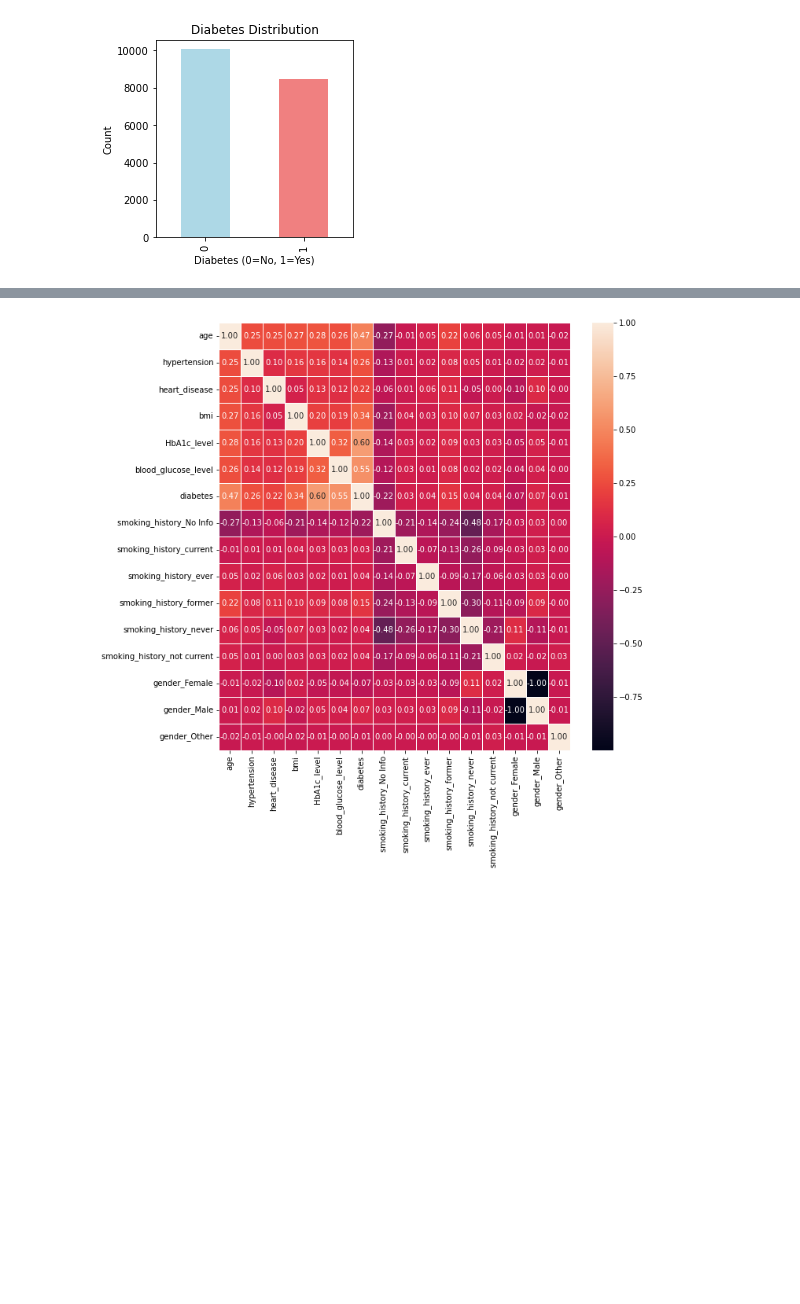
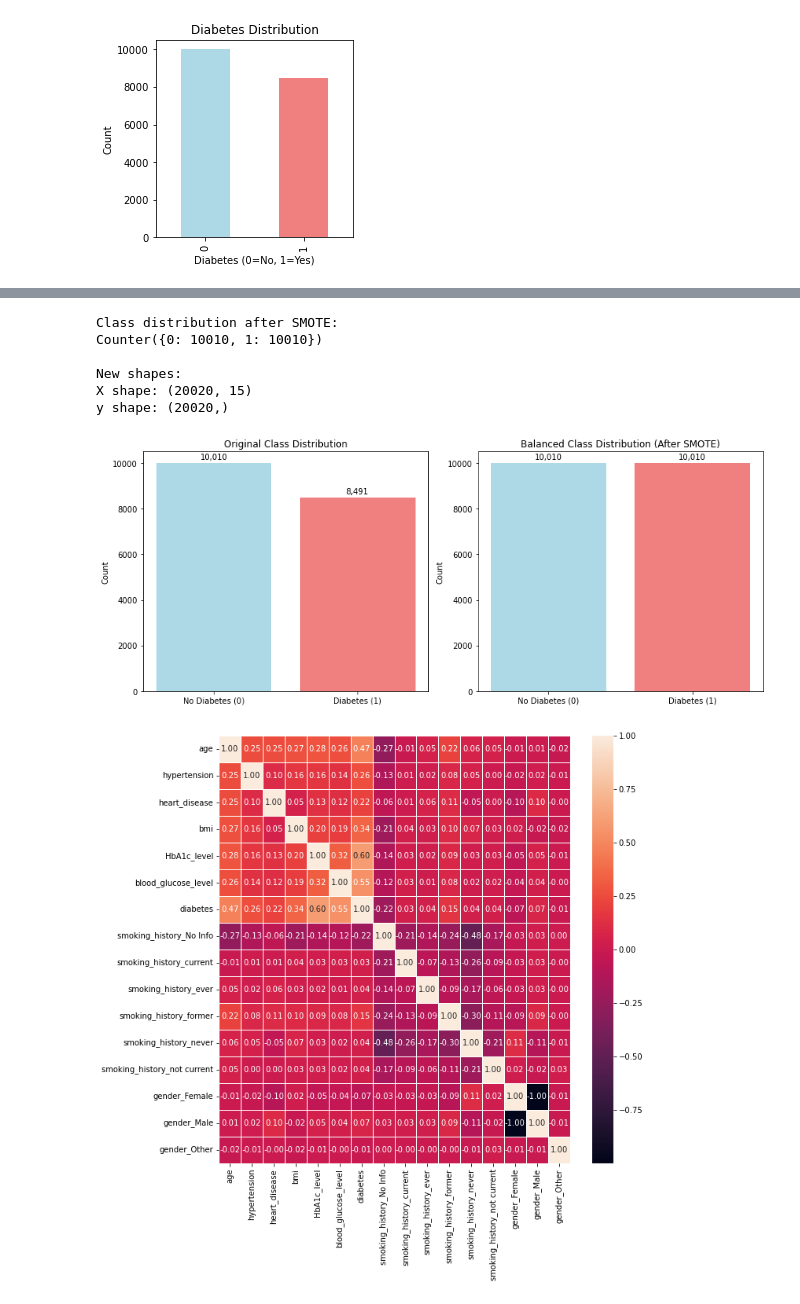
Before and after one commit to tinashejima/diabetes-prediction-app, a Jupyter notebook: diabetes-pipeline2.ipynb, the cells around one changed output, grey strips where cells are left out. Drawn from its saved outputs; the diff is of its cells as text; code cells hidden in the pictures; blank space fills up the shorter version.

```diff
--- a/diabetes-pipeline2.ipynb
+++ b/diabetes-pipeline2.ipynb
@@ -197,4 +197,62 @@ Majority class size: 10067
 Minority class size: 8491
+# %%
+from imblearn.over_sampling import SMOTE
+from collections import Counter
+
+# Initialize SMOTE
+smote = SMOTE(random_state=42)
+
+# Get features (X) and target (y)
+X = df.drop('diabetes', axis=1)
+y = df['diabetes']
+
+# Apply SMOTE to balance the classes
+X_resampled, y_resampled = smote.fit_resample(X, y)
+
+# Print the new class distribution
+print("\nClass distribution after SMOTE:")
+print(Counter(y_resampled))
+
+# Update X and y with balanced data
+X = X_resampled
+y = y_resampled
+
+print("\nNew shapes:")
+print("X shape:", X.shape)
+print("y shape:", y.shape)
+
+
+# Visualize both original and balanced distributions
+plt.figure(figsize=(12, 5))
+
+# Original distribution plot
+plt.subplot(1, 2, 1)
+original_counts = [len(majority_class), len(minority_class)]
+plt.bar(['No Diabetes (0)', 'Diabetes (1)'], original_counts, color=['lightblue', 'lightcoral'])
+plt.title('Original Class Distribution')
+plt.ylabel('Count')
+for i, count in enumerate(original_counts):
+    plt.text(i, count + 100, f'{count:,}', ha='center', va='bottom')
+
+# Balanced distribution plot
+plt.subplot(1, 2, 2)
+balanced_counts = [balanced_dist[0], balanced_dist[1]]
+plt.bar(['No Diabetes (0)', 'Diabetes (1)'], balanced_counts, color=['lightblue', 'lightcoral'])
+plt.title('Balanced Class Distribution (After SMOTE)')
+plt.ylabel('Count')
+for i, count in enumerate(balanced_counts):
+    plt.text(i, count + 100, f'{count:,}', ha='center', va='bottom')
+
+plt.tight_layout()
+plt.show()
+# %% [output]
+Class distribution after SMOTE:
+Counter({0: 10010, 1: 10010})
+
+New shapes:
+X shape: (20020, 15)
+y shape: (20020,)
+[figure, added]
 # %%
 plt.figure(figsize=(10,10))
 sns.heatmap(df.corr(), annot=True, linewidth=0.5,fmt='0.2f')
```
Also changed, not shown: parts of 17 cells of this notebook, 2 other files.
